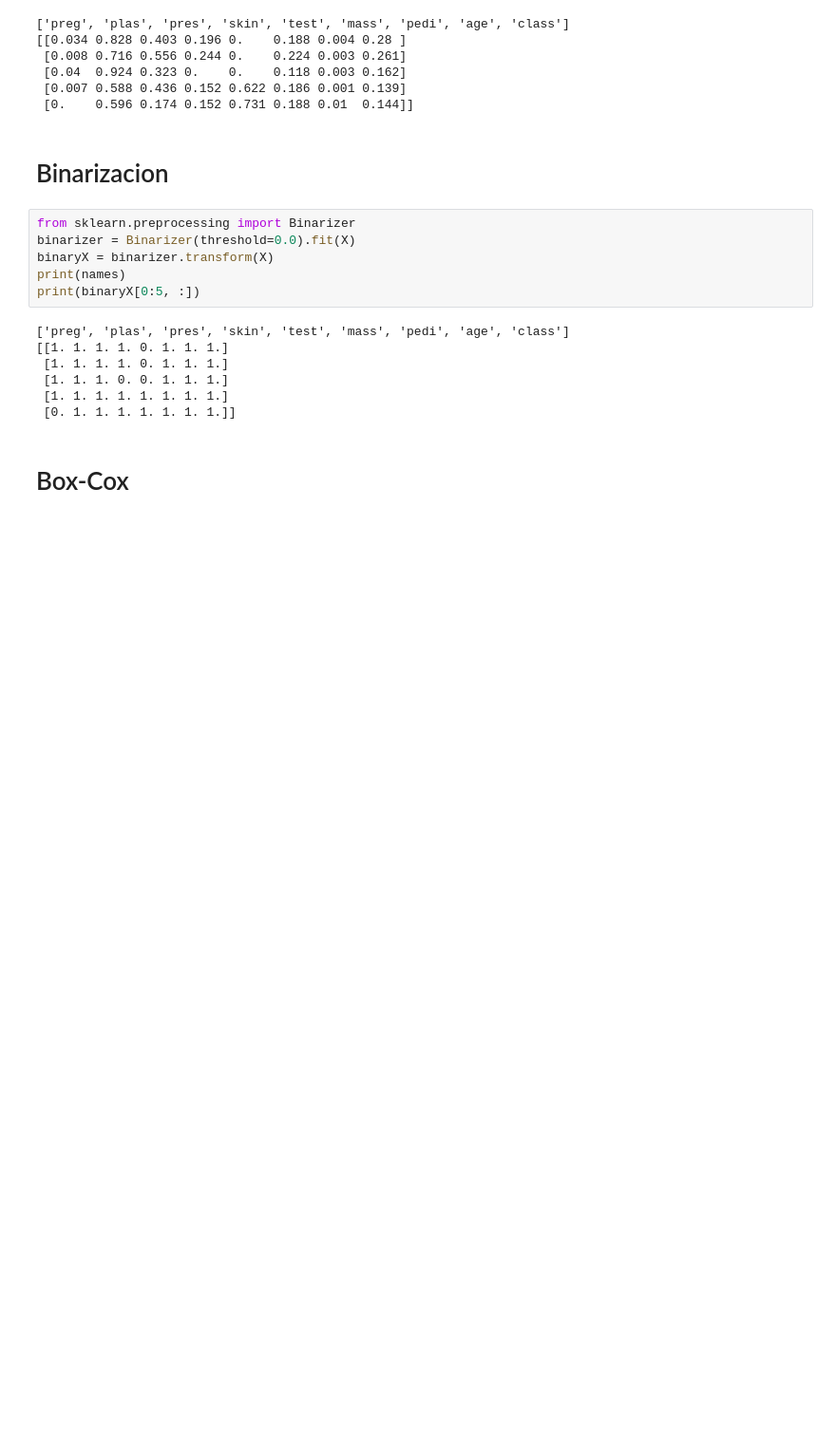
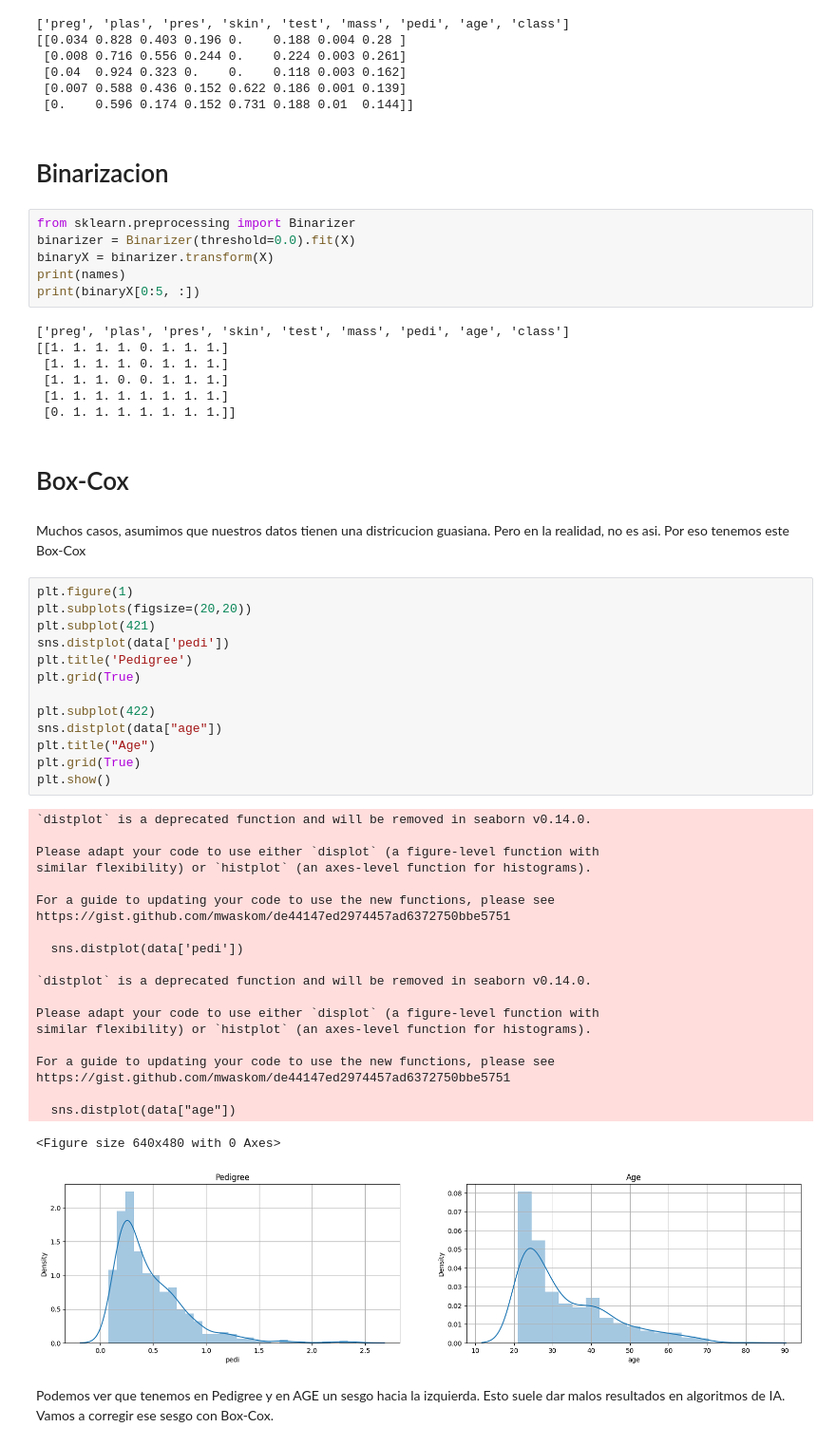
Before and after one commit to MaciaKing/UNED, a Jupyter notebook: Mineria de datos/Tema 3/DataTransformation.ipynb, the cells around one changed output. Shown at 95% size. Drawn from its saved outputs; the diff is of its cells as text; blank space fills up the shorter version.

Commit message:
[Mineria de datos]: add box-cox

```diff
--- a/Mineria de datos/Tema 3/DataTransformation.ipynb
+++ b/Mineria de datos/Tema 3/DataTransformation.ipynb
@@ -113,3 +113,42 @@ print(binaryX[0:5, :])
  [0. 1. 1. 1. 1. 1. 1. 1.]]
 # %% [markdown]
 # Box-Cox
+# %% [markdown]
+Muchos casos, asumimos que nuestros datos tienen una districucion guasiana. Pero en la realidad, no es asi. Por eso tenemos este Box-Cox
+# %%
+plt.figure(1)
+plt.subplots(figsize=(20,20))
+plt.subplot(421)
+sns.distplot(data['pedi'])
+plt.title('Pedigree')
+plt.grid(True)
+
+plt.subplot(422)
+sns.distplot(data["age"])
+plt.title("Age")
+plt.grid(True)
+plt.show()
+# %% [output]
+`distplot` is a deprecated function and will be removed in seaborn v0.14.0.
+
+Please adapt your code to use either `displot` (a figure-level function with
+similar flexibility) or `histplot` (an axes-level function for histograms).
+
+For a guide to updating your code to use the new functions, please see
+https://gist.github.com/mwaskom/de44147ed2974457ad6372750bbe5751
+
+  sns.distplot(data['pedi'])
+
+`distplot` is a deprecated function and will be removed in seaborn v0.14.0.
+
+Please adapt your code to use either `displot` (a figure-level function with
+similar flexibility) or `histplot` (an axes-level function for histograms).
+
+For a guide to updating your code to use the new functions, please see
+https://gist.github.com/mwaskom/de44147ed2974457ad6372750bbe5751
+
+  sns.distplot(data["age"])
+<Figure size 640x480 with 0 Axes>
+[figure, added]
+# %% [markdown]
+Podemos ver que tenemos en Pedigree y en AGE un sesgo hacia la izquierda. Esto suele dar malos resultados en algoritmos de IA. Vamos a corregir ese sesgo con Box-Cox.
```
Also changed, not shown: parts of 9 cells of this notebook.
